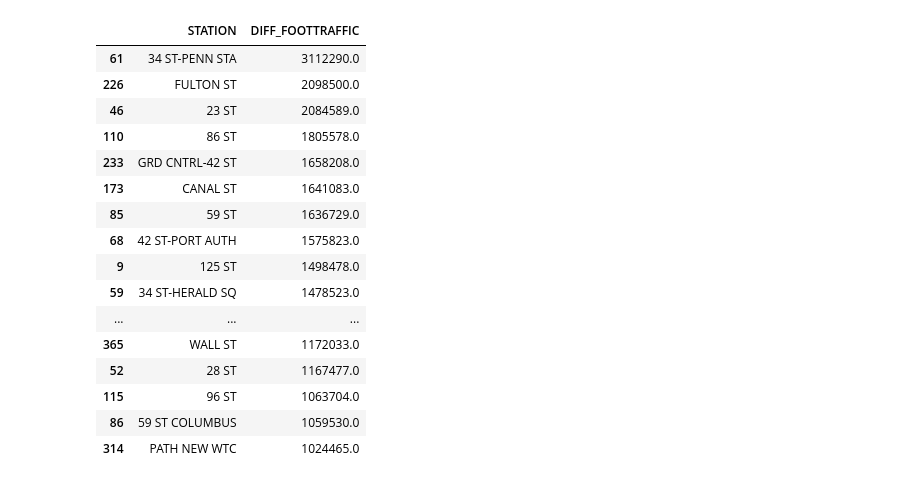
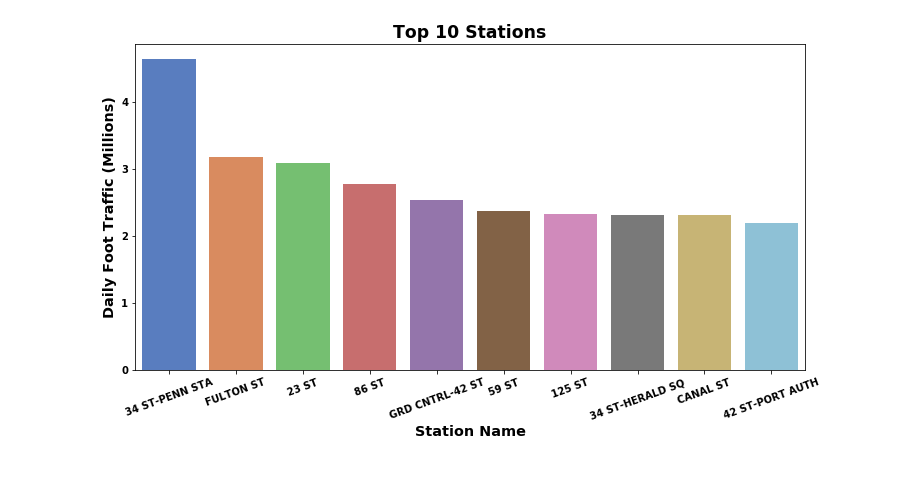
Before and after one commit to manyshapes/MTA-Ridership-Time-Analysis, a Jupyter notebook: FootTraffic Calculations.ipynb, the cells around one changed output. Saved outputs shown, nothing was run; the diff lists cells and outputs as text; code cells hidden in the pictures.

Commit message:
added figures

```diff
--- a/FootTraffic Calculations.ipynb
+++ b/FootTraffic Calculations.ipynb
@@ -92,20 +129,18 @@ total_foottraffic[total_foottraffic['STATION']=='GRD CNTRL-42 ST']
 # %%
-df_dec19_maxfoottraffic.sort_values(['DIFF_FOOTTRAFFIC'], ascending = False).head(20)
+total_foottraffic.sort_values(['DIFF_FOOTTRAFFIC_TOTAL'], ascending = False).head(20);
-# %% [output]
-|  | STATION | DIFF_FOOTTRAFFIC |
-| 61 | 34 ST-PENN STA | 3112290.0 |
-| 226 | FULTON ST | 2098500.0 |
-| 46 | 23 ST | 2084589.0 |
-| 110 | 86 ST | 1805578.0 |
-| 233 | GRD CNTRL-42 ST | 1658208.0 |
-| 173 | CANAL ST | 1641083.0 |
-| 85 | 59 ST | 1636729.0 |
-| 68 | 42 ST-PORT AUTH | 1575823.0 |
-| 9 | 125 ST | 1498478.0 |
-| 59 | 34 ST-HERALD SQ | 1478523.0 |
-| ... | ... | ... |
-| 365 | WALL ST | 1172033.0 |
-| 52 | 28 ST | 1167477.0 |
-| 115 | 96 ST | 1063704.0 |
-| 86 | 59 ST COLUMBUS | 1059530.0 |
-| 314 | PATH NEW WTC | 1024465.0 |
+# %%
+# Top 10 Stations Plot
+
+plt.figure(figsize=[12, 6])
+font = {'family': 'sans-serif', 'weight': 'bold'}
+plt.rc('font', **font)
+
+ax1 = sns.barplot(x = 'STATION', y = total_foottraffic_top10['DIFF_FOOTTRAFFIC_TOTAL']/1e6,
+                  data = total_foottraffic_top10,
+                  palette = "muted",)
+plt.xticks(rotation=20)
+ax1.set_xlabel('Station Name', fontdict=font, fontsize='x-large')
+ax1.set_ylabel('Daily Foot Traffic (Millions)', fontdict=font, fontsize='x-large')
+plt.title('Top 10 Stations', fontdict=font, fontsize='xx-large');
+# %% [output]
+[figure, added]
```
Also changed, not shown: parts of 7 cells of this notebook.
